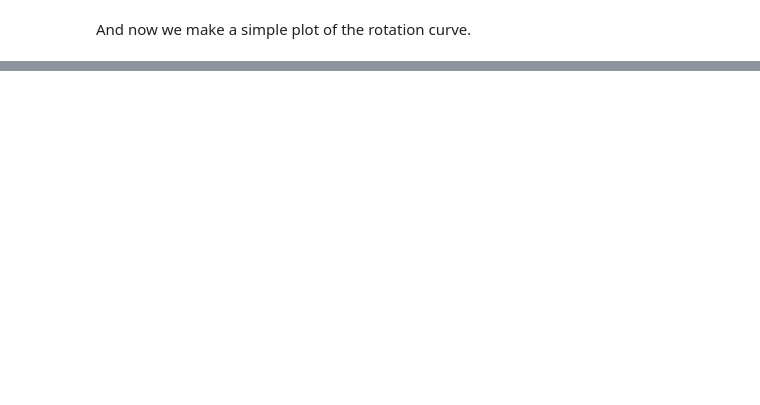
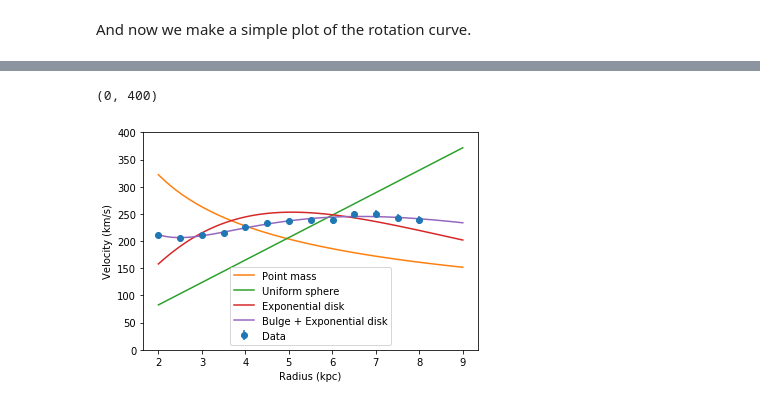
Before and after one commit to arthur-tsang/CO-project, a Jupyter notebook: longitude.ipynb, the cells around one changed output, grey strips where cells are left out. Drawn from its saved outputs; the diff is of its cells as text; code cells hidden in the pictures; blank space fills up the shorter version.

Commit message:
Added initial fits

```diff
--- a/longitude.ipynb
+++ b/longitude.ipynb
@@ -60,0 +83,3 @@ Text(0, 0.5, 'Rotational velocity (km/s)')
+# %%
+def bulge_fit(r, rb, mb):
+    return np.sqrt(G * abs(mb) * r) / (r+rb)
@@ -60,0 +107,15 @@ Text(0, 0.5, 'Rotational velocity (km/s)')
+# %%
+plt.errorbar(radius_list, velocity_list, velocity_err_list, fmt='o', label='Data')
+radii = np.linspace(2,9,100)
+plt.plot(radii, point_fit(radii, *popt_point), label='Point mass')
+plt.plot(radii, uniform_fit(radii, *popt_uniform), label='Uniform sphere')
+plt.plot(radii, expdisk_fit(radii, *popt_expdisk), label='Exponential disk')
+plt.plot(radii, bulgedisk_fit(radii, *popt_bulgedisk), label='Bulge + Exponential disk')
+plt.legend()
+plt.xlabel('Radius (kpc)')
+plt.ylabel('Velocity (km/s)')
+plt.ylim(0,400)
+#plt.savefig('imgs/initial_fits.png')
+# %% [output]
+(0, 400)
+[figure, added]
```
Also changed, not shown: parts of 15 cells of this notebook, 3 other files.
